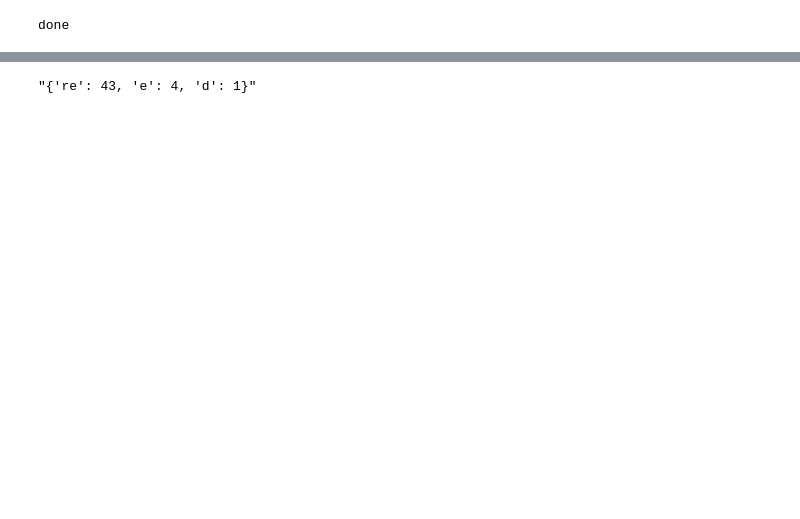
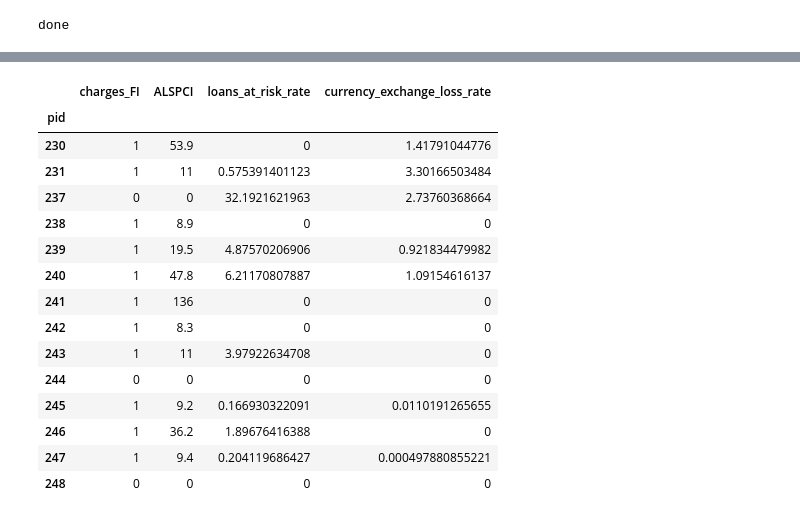
Before and after one commit to mwenda11/spring-2015-homeworks, a Jupyter notebook: project/partners_data.ipynb, the cells around one changed output, grey strips where cells are left out. Cells and saved outputs as stored; diff of their text form; code cells hidden in the pictures; blank space fills up the shorter version.

```diff
--- a/project/partners_data.ipynb
+++ b/project/partners_data.ipynb
@@ -11,7 +11,7 @@ from matplotlib import pyplot as plt
 from pandas import Series, DataFrame
 %matplotlib inline
 # %%
-c1 = ["id","name","status","rating","start_date","countries","delinquency_rate","default_rate","total_amount_raised","loans_posted"]
+c1 = ["pid","name","active?","rating","start_date","countries","delinquency_rate","default_rate","total_amount_raised","loans_posted"]
 c2 = ["delinquency_rate_note","default_rate_note","portfolio_yield_note","charges_FI","ALSPCI","loans_at_risk_rate"]
 columns = c1+c2+["currency_exchange_loss_rate"]
 
@@ -26,18 +26,21 @@ idx = 0
 for partner in partners:
     data_matrix[idx][0] = partner["id"]
     data_matrix[idx][1] = partner["name"].encode('utf8')
-    data_matrix[idx][2] = partner["status"]
-    data_matrix[idx][3] = partner["rating"]
+    data_matrix[idx][2] = (1  if partner["status"].strip()=="active" else 0)
+    rating = partner["rating"]
+    data_matrix[idx][3] = (0  if rating.strip()=="Not Rated" else rating)
     data_matrix[idx][4] = partner["start_date"]
     data_matrix[idx][5] = len(partner["countries"])
-    data_matrix[idx][6] = partner["delinquency_rate"]
-    data_matrix[idx][7] = partner["default_rate"]
+    del_rate = partner["delinquency_rate"]
+    data_matrix[idx][6] = (0  if "N/A" in str(del_rate) else del_rate)
+    def_rate = partner["default_rate"]
+    data_matrix[idx][7] = (0  if "N/A" in str(def_rate) else def_rate)
     data_matrix[idx][8] = partner["total_amount_raised"]
     data_matrix[idx][9] = partner["loans_posted"]
     data_matrix[idx][10] = partner["delinquency_rate_note"].encode('utf8')
     data_matrix[idx][11] = partner["default_rate_note"].encode('utf8')
     data_matrix[idx][12] = partner["portfolio_yield_note"].encode('utf8')
-    data_matrix[idx][13] = partner["charges_fees_and_interest"]
+    data_matrix[idx][13] = (1 if partner["charges_fees_and_interest"]==True else 0)
     data_matrix[idx][14] = partner["average_loan_size_percent_per_capita_income"]
     data_matrix[idx][15] = partner["loans_at_risk_rate"]
     data_matrix[idx][16] = partner["currency_exchange_loss_rate"]
@@ -49,4 +52,5 @@ print 'done'
 done
 # %%
 dframe = pd.DataFrame(data_matrix, columns=columns)
-dframe.iloc[200:210,0:10]
+dframe.pid = dframe.pid.astype(int)
+dframe.index= dframe.pid
@@ -65,5 +57,23 @@ dframe.iloc[200:210,0:10]
-# %%
-dick = {"d":1,"e":4,"re":43}
-str(dick)
-# %% [output]
-"{'re': 43, 'e': 4, 'd': 1}"
+# %%
+dframe = dframe.drop(['pid'],axis=1)
+dframe.iloc[201:215, 12:]
+#dframe.head()
+#dframe.ix[1].loans_posted
+#dframe.to_csv("partners.csv")
+# %% [output]
+|  | charges_FI | ALSPCI | loans_at_risk_rate | currency_exchange_loss_rate |
+| pid |  |  |  |  |
+| 230 | 1 | 53.9 | 0 | 1.41791044776 |
+| 231 | 1 | 11 | 0.575391401123 | 3.30166503484 |
+| 237 | 0 | 0 | 32.1921621963 | 2.73760368664 |
+| 238 | 1 | 8.9 | 0 | 0 |
+| 239 | 1 | 19.5 | 4.87570206906 | 0.921834479982 |
+| 240 | 1 | 47.8 | 6.21170807887 | 1.09154616137 |
+| 241 | 1 | 136 | 0 | 0 |
+| 242 | 1 | 8.3 | 0 | 0 |
+| 243 | 1 | 11 | 3.97922634708 | 0 |
+| 244 | 0 | 0 | 0 | 0 |
+| 245 | 1 | 9.2 | 0.166930322091 | 0.0110191265655 |
+| 246 | 1 | 36.2 | 1.89676416388 | 0 |
+| 247 | 1 | 9.4 | 0.204119686427 | 0.000497880855221 |
+| 248 | 0 | 0 | 0 | 0 |
```
Also changed, not shown: parts of 2 cells of this notebook, 1 other file.
